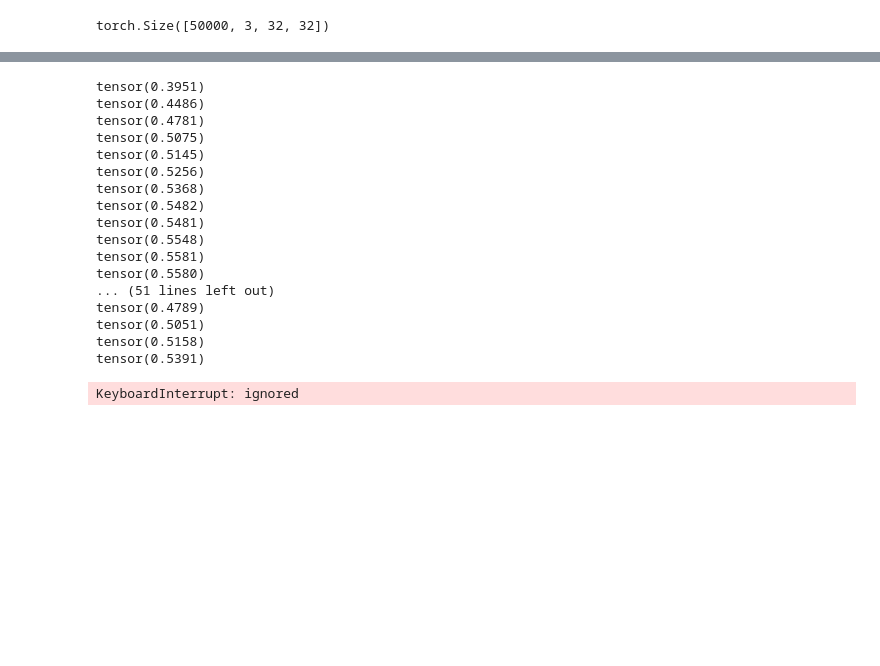
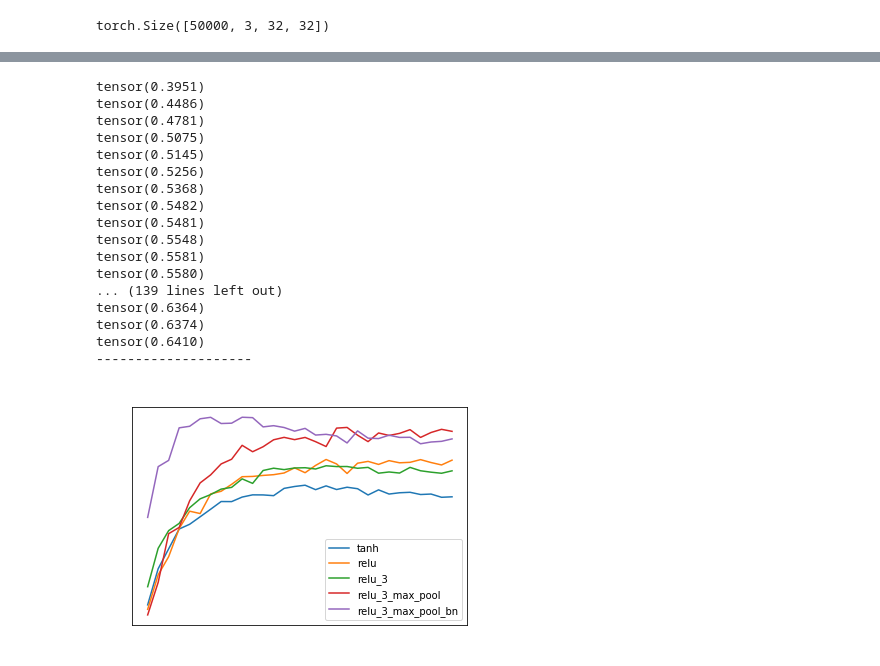
Before and after one commit to Jumas-Cola/Neural_Networks_and_CV, a Jupyter notebook: PyTorch_LeNet_CIFAR.ipynb, the cells around one changed output, grey strips where cells are left out. Saved outputs shown, nothing was run; the diff lists cells and outputs as text; code cells hidden in the pictures; blank space fills up the shorter version.

```diff
--- a/PyTorch_LeNet_CIFAR.ipynb
+++ b/PyTorch_LeNet_CIFAR.ipynb
@@ -232,6 +233,8 @@ def train(net, X_train, y_train, X_test, y_test,
 
       optimizer.step()
 
+      X_batch
+
     net.eval()
     test_preds = net.forward(X_test)
     test_loss_history.append(loss(test_preds, y_test).data.cpu())
@@ -277,17 +280,19 @@ tensor(0.5481)
 tensor(0.5548)
 tensor(0.5581)
 tensor(0.5580)
-... (51 lines left out)
-tensor(0.4789)
-tensor(0.5051)
-tensor(0.5158)
-tensor(0.5391)
+... (139 lines left out)
+tensor(0.6364)
+tensor(0.6374)
+tensor(0.6410)
+--------------------
-KeyboardInterrupt: ignored
 # %%
 for experiment_id in accuracies.keys():
   plt.plot(accuracies[experiment_id], label=experiment_id)
 plt.legend()
-plt.title('Validation Accuracy');
+plt.tick_params(colors='w')
+plt.title('Validation Accuracy', c='w');
+# %% [output]
+[figure, added]
 # %%
 for experiment_id in losses.keys():
   plt.plot(losses[experiment_id], label=experiment_id)
```
Also changed, not shown: parts of 7 cells of this notebook.
